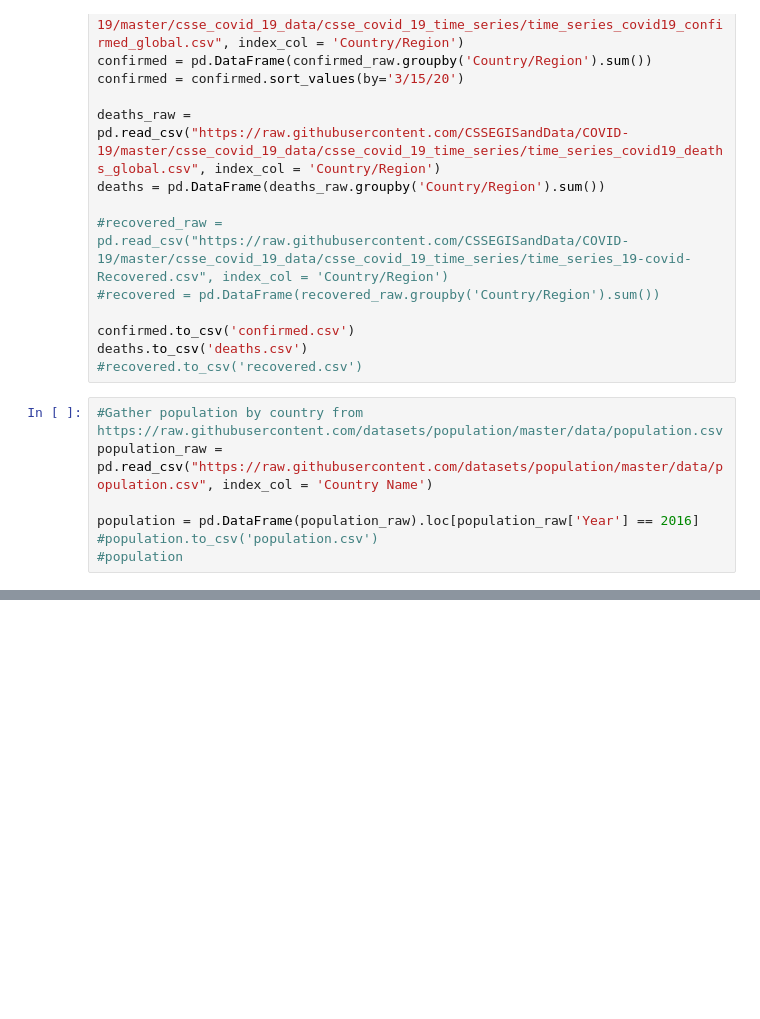
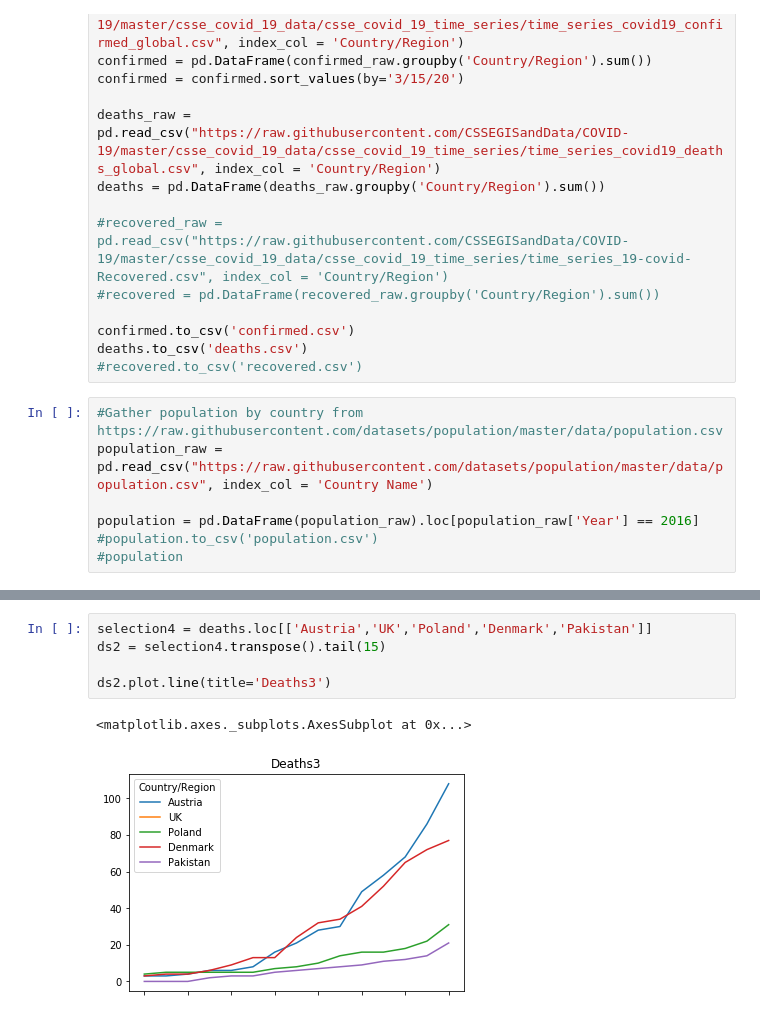
Before and after one commit to HermannBerg/MyCoronAnalysis, a Jupyter notebook: coronanalysis.ipynb, the cells around one changed output, grey strips where cells are left out. Saved outputs shown, nothing was run; the diff lists cells and outputs as text; blank space fills up the shorter version.

```diff
--- a/coronanalysis.ipynb
+++ b/coronanalysis.ipynb
@@ -70,0 +72,8 @@ ds2.plot.line(title='Deaths2 - Log scale (y)',logy=True)
+# %%
+selection4 = deaths.loc[['Austria','UK','Poland','Denmark','Pakistan']]
+ds2 = selection4.transpose().tail(15)
+
+ds2.plot.line(title='Deaths3')
+# %% [output]
+<matplotlib.axes._subplots.AxesSubplot at 0x...>
+[figure, added]
```
Also changed, not shown: parts of 7 cells of this notebook, 2 other files.
